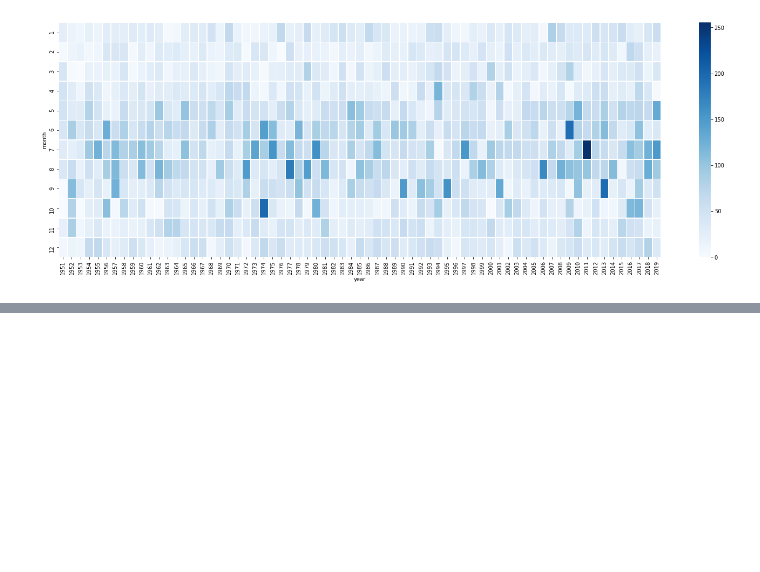
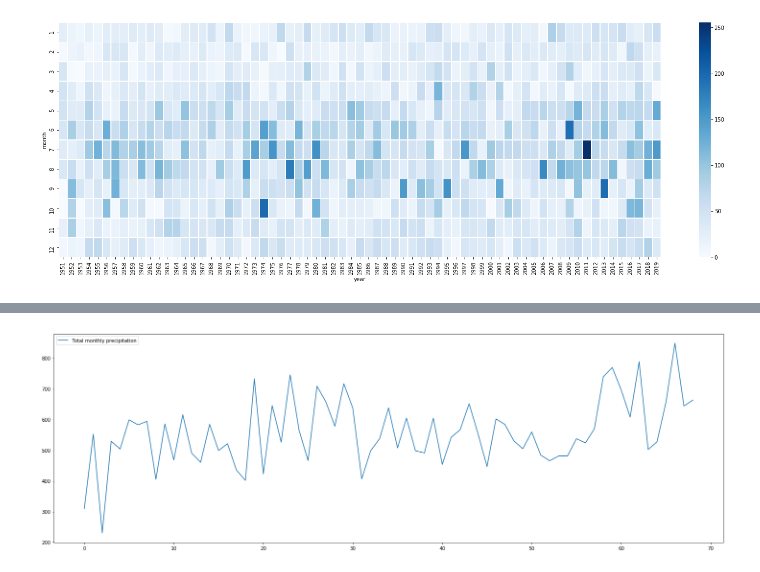
Before and after one commit to PiotrekPluta/Precipitation_Analysis_in_Wizna, a Jupyter notebook: 03_Explore_precipitation_data.ipynb, the cells around one changed output, grey strips where cells are left out. Cells and saved outputs as stored; diff of their text form; code cells hidden in the pictures; blank space fills up the shorter version.

```diff
--- a/03_Explore_precipitation_data.ipynb
+++ b/03_Explore_precipitation_data.ipynb
@@ -30,0 +56,2 @@ plt.show()
+# %%
+total_yearly_precip = data.groupby(['year'])['total_precip'].sum().reset_index()
@@ -30,0 +79,12 @@ plt.show()
+# %%
+plt.figure(figsize=(25, 8))
+x_yearly = total_yearly_precip.index
+y_yearly = total_yearly_precip.total_precip
+x_yearly_labels_index = total_yearly_precip.index
+x_yearly_label = total_yearly_precip['year']
+# plt.xticks(x_labels_index, x_label, rotation=90)
+plt.plot(x_yearly, y_yearly, label='Total monthly precipitation')
+plt.legend()
+plt.show()
+# %% [output]
+[figure, added]
```
Also changed, not shown: parts of 11 cells of this notebook.
